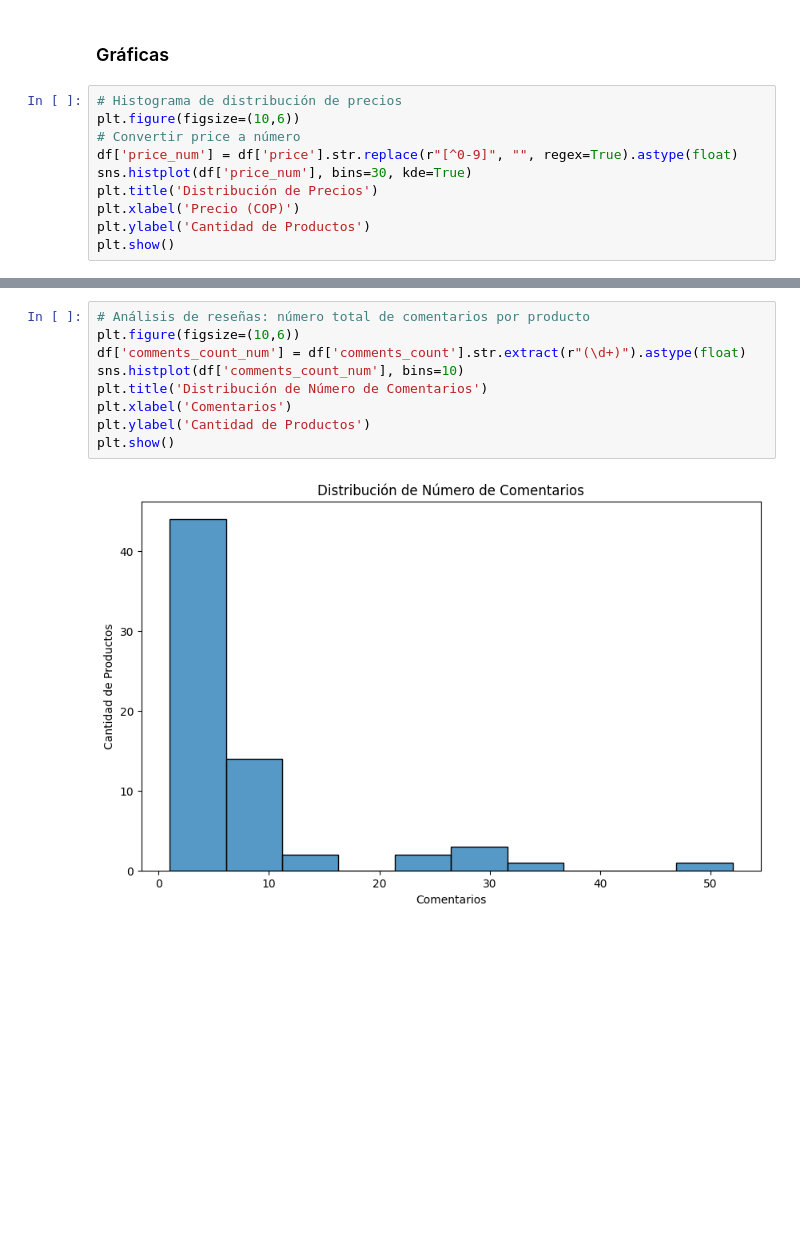
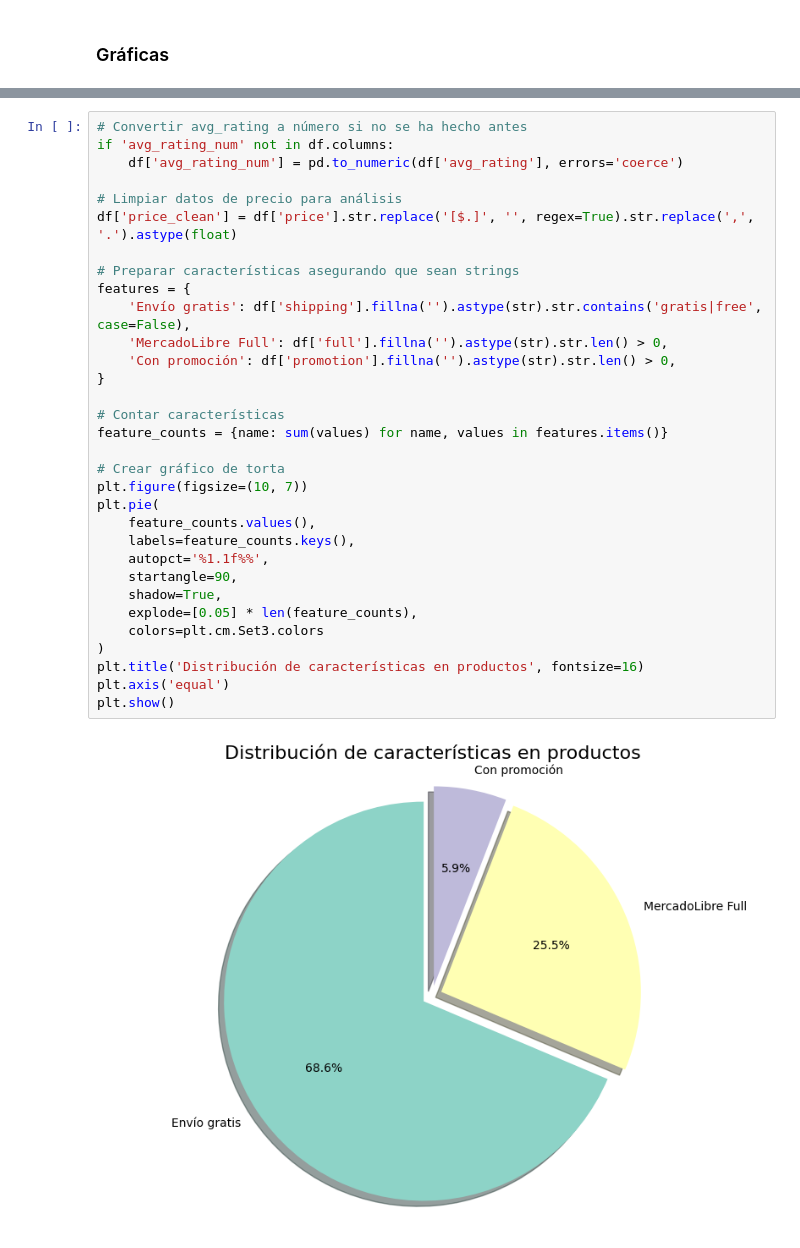
Before and after one commit to EngJuanSER/ScrappingML, a Jupyter notebook: Scrapping.ipynb, the cells around one changed output, grey strips where cells are left out. Saved outputs shown, nothing was run; the diff lists cells and outputs as text; blank space fills up the shorter version.

Commit message:
diagrams complete

```diff
--- a/Scrapping.ipynb
+++ b/Scrapping.ipynb
@@ -204,12 +215,2 @@ df = pd.read_csv(f"data_{product_name}.csv")
 # %% [markdown]
 ### Gráficas
-# %%
-# Histograma de distribución de precios
-plt.figure(figsize=(10,6))
-# Convertir price a número
-df['price_num'] = df['price'].str.replace(r"[^0-9]", "", regex=True).astype(float)
-sns.histplot(df['price_num'], bins=30, kde=True)
-plt.title('Distribución de Precios')
-plt.xlabel('Precio (COP)')
-plt.ylabel('Cantidad de Productos')
-plt.show()
@@ -230,11 +217,34 @@ plt.show()
-# %%
-# Análisis de reseñas: número total de comentarios por producto
-plt.figure(figsize=(10,6))
-df['comments_count_num'] = df['comments_count'].str.extract(r"(\d+)").astype(float)
-sns.histplot(df['comments_count_num'], bins=10)
-plt.title('Distribución de Número de Comentarios')
-plt.xlabel('Comentarios')
-plt.ylabel('Cantidad de Productos')
-plt.show()
-# %% [output]
-[figure, removed]
+# %%
+# Convertir avg_rating a número si no se ha hecho antes
+if 'avg_rating_num' not in df.columns:
+    df['avg_rating_num'] = pd.to_numeric(df['avg_rating'], errors='coerce')
+
+# Limpiar datos de precio para análisis
+df['price_clean'] = df['price'].str.replace('[$.]', '', regex=True).str.replace(',', '.').astype(float)
+
+# Preparar características asegurando que sean strings
+features = {
+    'Envío gratis': df['shipping'].fillna('').astype(str).str.contains('gratis|free', case=False),
+    'MercadoLibre Full': df['full'].fillna('').astype(str).str.len() > 0,
+    'Con promoción': df['promotion'].fillna('').astype(str).str.len() > 0,
+}
+
+# Contar características
+feature_counts = {name: sum(values) for name, values in features.items()}
+
+# Crear gráfico de torta
+plt.figure(figsize=(10, 7))
+plt.pie(
+    feature_counts.values(),
+    labels=feature_counts.keys(),
+    autopct='%1.1f%%',
+    startangle=90,
+    shadow=True,
+    explode=[0.05] * len(feature_counts),
+    colors=plt.cm.Set3.colors
+)
+plt.title('Distribución de características en productos', fontsize=16)
+plt.axis('equal')
+plt.show()
+# %% [output]
+[figure, added]
```
Also changed, not shown: parts of 11 cells of this notebook.
